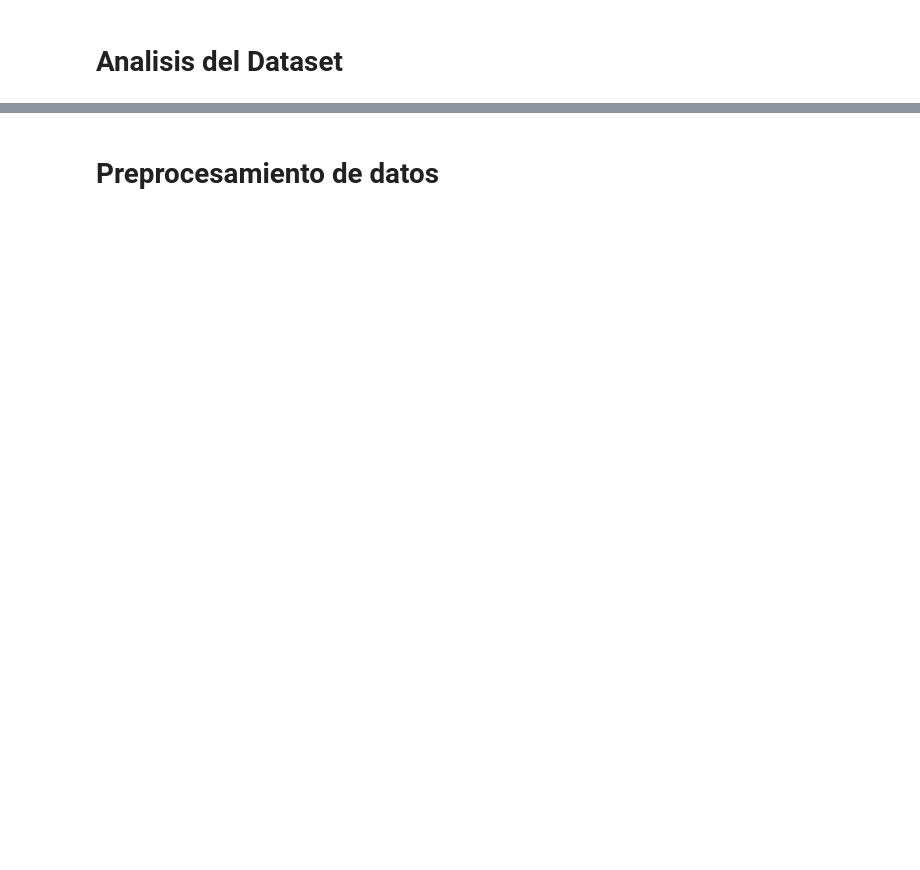
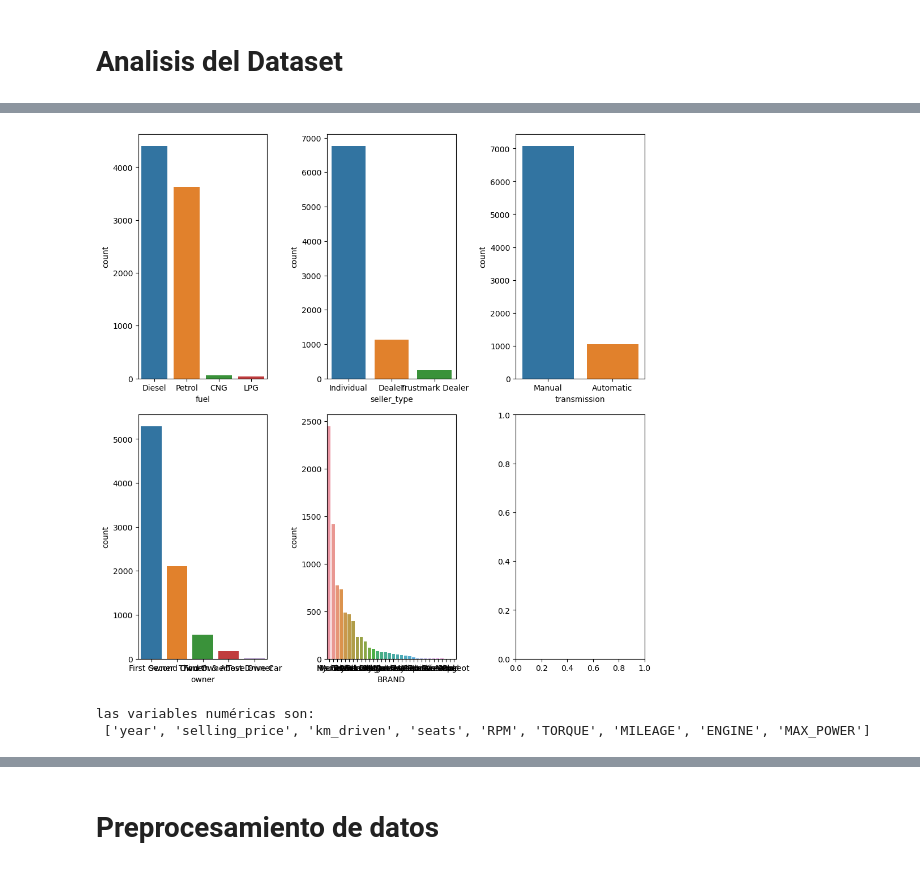
Before and after one commit to pokengineer/DataScience, a Jupyter notebook: practice/08_Ej_regression_car_price.ipynb, the cells around one changed output, grey strips where cells are left out. Saved outputs shown, nothing was run; the diff lists cells and outputs as text; code cells hidden in the pictures; blank space fills up the shorter version.

```diff
--- a/practice/08_Ej_regression_car_price.ipynb
+++ b/practice/08_Ej_regression_car_price.ipynb
@@ -19,2 +59,4 @@ df_car.head(5)
+# %%
+df_car = etl_dataset( df_car )
 # %% [markdown]
 # Analisis del Dataset
@@ -27,0 +63,7 @@ plt.show()
+# %%
+# Identificamos las variables categóricas para crear dummies o incluirla de otra forma
+categorical = [var for var in df_car.columns if df_car[var].dtype=='O']
+print('las variables categoricas son:\n', categorical)
+print("\nchequeamos la dimensionalidad de las variables")
+for var in categorical:
+    print(len(df_car[var].unique()), ' valores unicos en ', var )
@@ -27,0 +80,23 @@ plt.show()
+# %%
+cat_cols_count = len(categorical)
+cat_rows = cat_cols_count // 3
+cat_rows += 1 if cat_cols_count % 3 != 0 else 0  # Eğer sütun sayısı 3'e tam bölünmüyorsa bir ek satır oluştur.
+
+fig, axes = plt.subplots(cat_rows, 3, figsize=(10, 10), squeeze=True)
+axes = axes.flatten()
+
+for i, col in enumerate(categorical):
+    sns.countplot(data=df_car, x=col, ax=axes[i], order=df_car[col].value_counts().index)
+    axes[i].set_xlabel(col)
+
+plt.tight_layout()
+plt.show()
+# %% [output]
+[figure, added]
+# %%
+# identificamos las variables numéricas
+numerical = [var for var in df_car.columns if df_car[var].dtype!='O']
+print('las variables numéricas son:\n', numerical)
+# %% [output]
+las variables numéricas son:
+ ['year', 'selling_price', 'km_driven', 'seats', 'RPM', 'TORQUE', 'MILEAGE', 'ENGINE', 'MAX_POWER']
```
Also changed, not shown: parts of 21 cells of this notebook.
